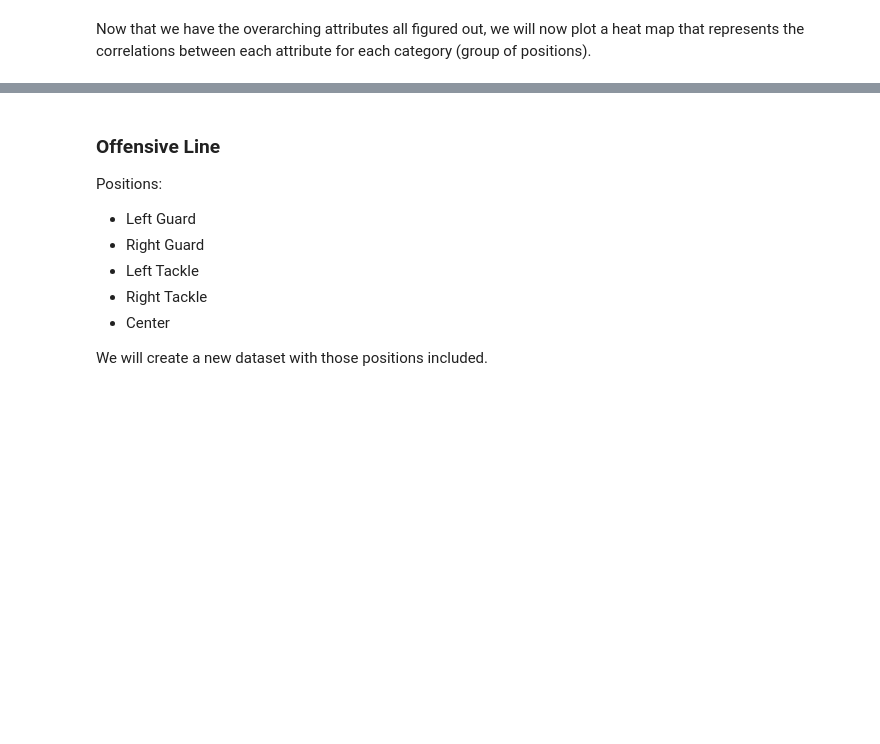
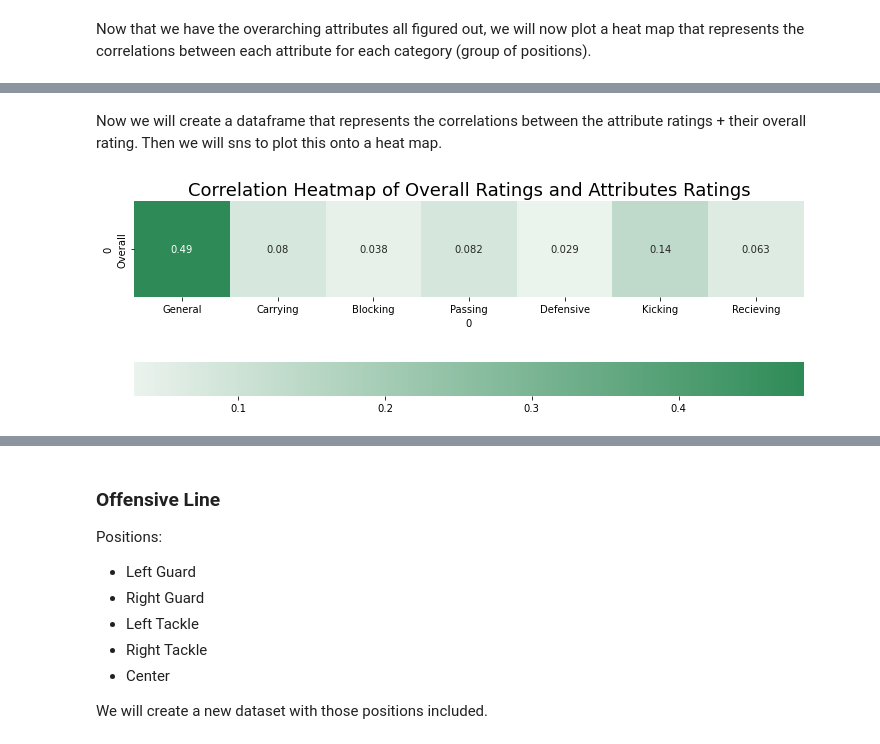
Before and after one commit to gli101/madden, a Jupyter notebook: madden_nfl_22.ipynb, the cells around one changed output, grey strips where cells are left out. Drawn from its saved outputs; the diff is of its cells as text; code cells hidden in the pictures; blank space fills up the shorter version.

```diff
--- a/madden_nfl_22.ipynb
+++ b/madden_nfl_22.ipynb
@@ -263,0 +219,4 @@ Now that we have the overarching attributes all figured out, we will now plot a
+# %%
+new_cols = ['First Name', 'Last Name', 'Position','Overall'] + list(attributes.keys())
+prelim = madden.copy()[new_cols] # get rid on unneeded columns
+prelim.head()
@@ -263,0 +230,13 @@ Now that we have the overarching attributes all figured out, we will now plot a
+# %% [markdown]
+Now we will create a dataframe that represents the correlations between the attribute ratings + their overall rating. Then we will sns to plot this onto a heat map.
+# %%
+rating_cols = ['Overall'] + list(attributes.keys())
+rating_corr_prelim = prelim[rating_cols]
+rating_corr_prelim = rating_corr_prelim.corr()
+rating_corr_prelim = rating_corr_prelim.iloc[:1,1:]
+plt.figure(figsize=(12,8))
+plt.title("Correlation Heatmap of Overall Ratings and Attributes Ratings", fontsize=18)
+sns.heatmap(rating_corr_prelim, cbar_kws = dict(use_gridspec=False,location="bottom"), cmap=sns.light_palette("seagreen", as_cmap=True), square=True, annot=True)
+plt.show()
+# %% [output]
+[figure, added]
```
Also changed, not shown: parts of 25 cells of this notebook, 1 other file.
